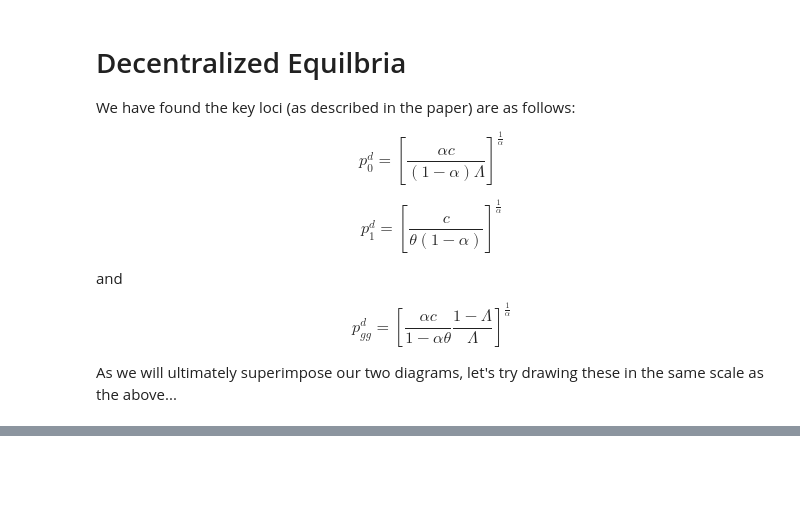
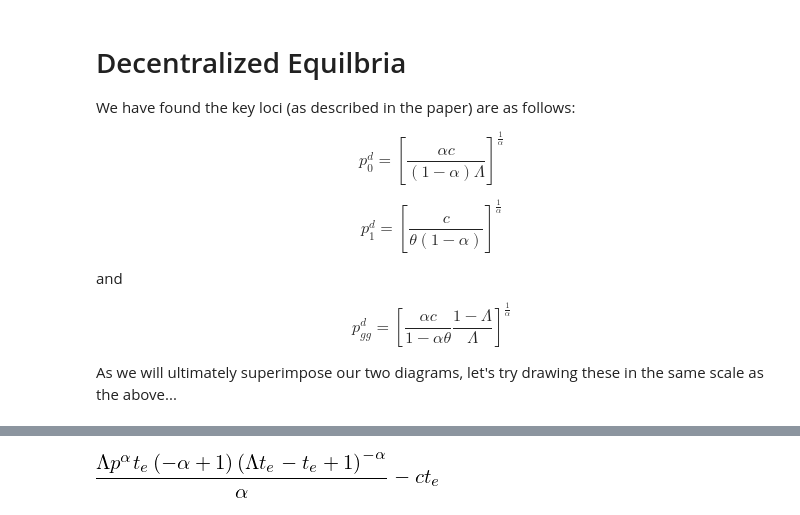
Before and after one commit to jhconning/enclosure, a Jupyter notebook: notebooks/PaperDiagramsAndAlgebra.ipynb, the cells around one changed output, grey strips where cells are left out. Drawn from its saved outputs; the diff is of its cells as text; code cells hidden in the pictures; blank space fills up the shorter version.

```diff
--- a/notebooks/PaperDiagramsAndAlgebra.ipynb
+++ b/notebooks/PaperDiagramsAndAlgebra.ipynb
@@ -425,0 +430,7 @@ else:
+# %%
+alpha, p, te, Lambda, theta, c = symbols('alpha p t_e Lambda theta c')
+
+pie = (1-alpha)*p**alpha* Lambda/alpha* (1-te+Lambda*te)**(-alpha)*te - c*te
+pie
+# %% [output]
+[figure, added]
```
Also changed, not shown: parts of 7 cells of this notebook, 1 other file.
